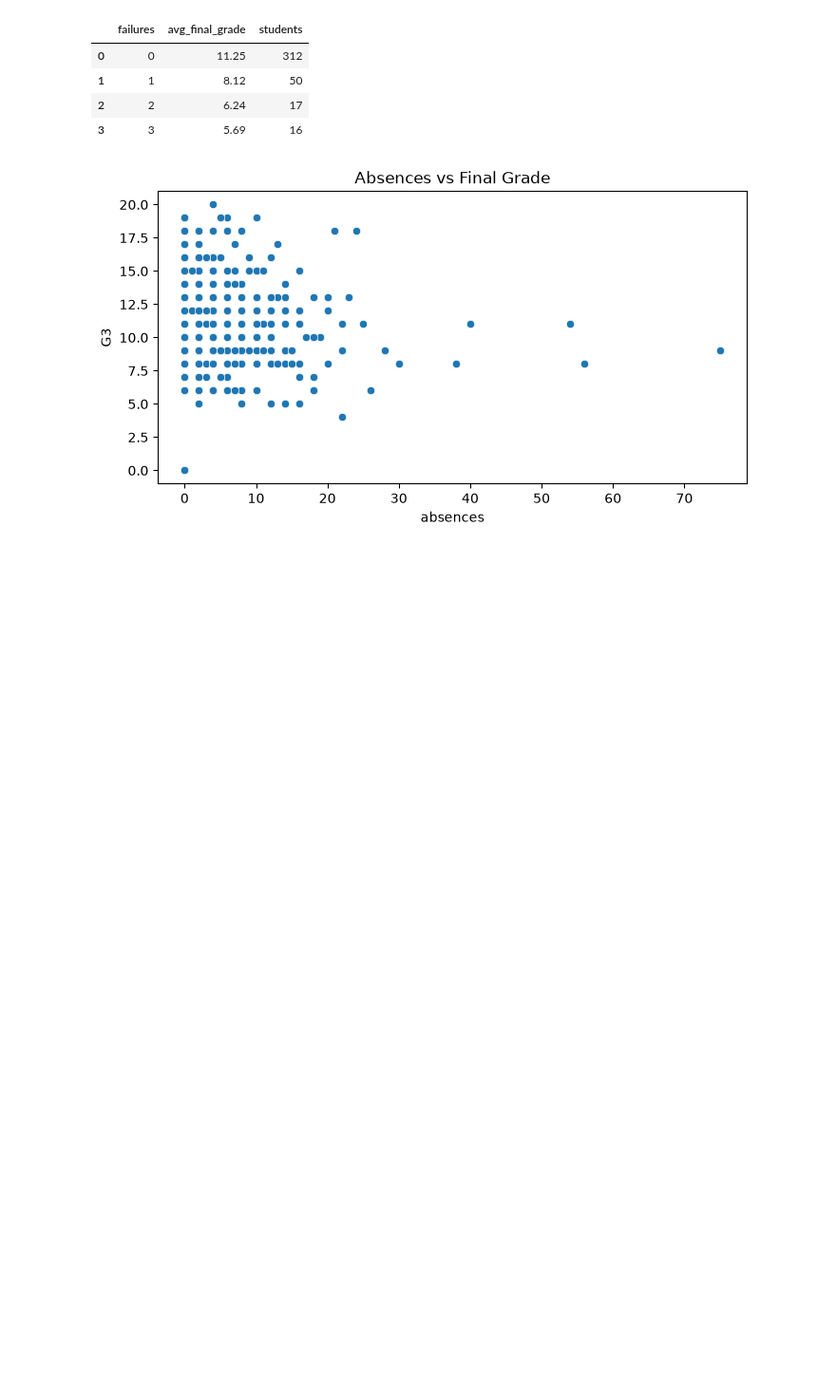
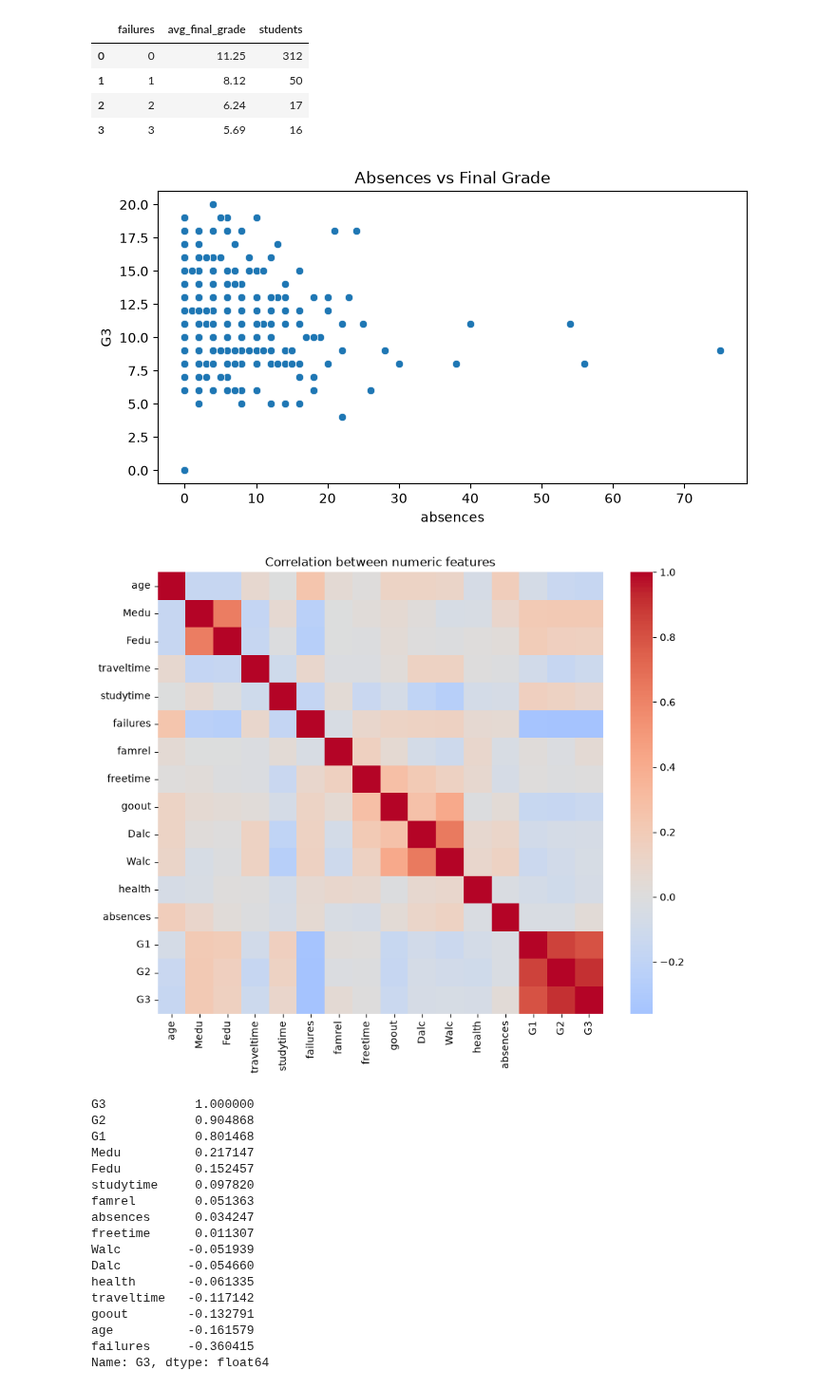
Before and after one commit to ismirtibohara/student-performance-predictor, a Jupyter notebook: notebooks/week1_eda.ipynb, the cells around one changed output. Shown at 95% size. Cells and saved outputs as stored; diff of their text form; code cells hidden in the pictures; blank space fills up the shorter version.

Commit message:
Add correlation heatmap

```diff
--- a/notebooks/week1_eda.ipynb
+++ b/notebooks/week1_eda.ipynb
@@ -87,3 +87,31 @@ plt.title("Absences vs Final Grade")
 plt.show()
 # %% [output]
 [figure]
+# %%
+corr = df.select_dtypes(include="number").corr()
+
+plt.figure(figsize=(10, 8))
+sns.heatmap(corr, cmap="coolwarm", center=0, annot=False)
+plt.title("Correlation between numeric features")
+plt.show()
+
+corr["G3"].sort_values(ascending=False)
+# %% [output]
+[figure, added]
+G3            1.000000
+G2            0.904868
+G1            0.801468
+Medu          0.217147
+Fedu          0.152457
+studytime     0.097820
+famrel        0.051363
+absences      0.034247
+freetime      0.011307
+Walc         -0.051939
+Dalc         -0.054660
+health       -0.061335
+traveltime   -0.117142
+goout        -0.132791
+age          -0.161579
+failures     -0.360415
+Name: G3, dtype: float64
```
Also changed, not shown: parts of 1 cell of this notebook.
